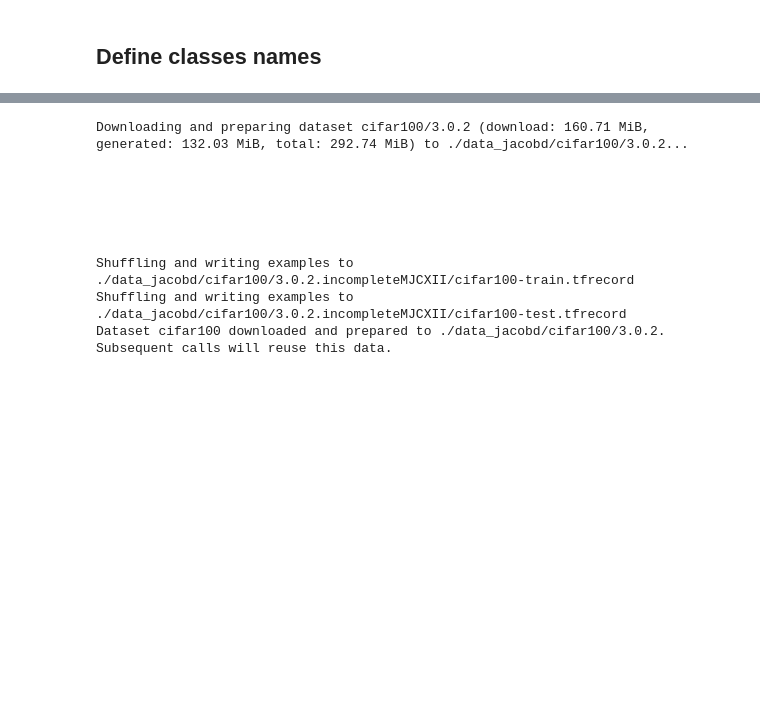
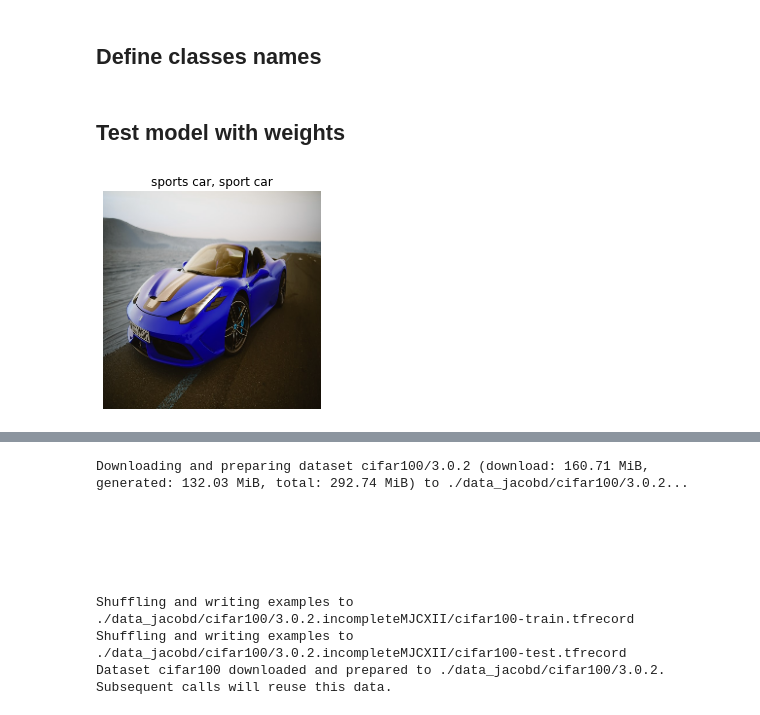
Before and after one commit to jacdorfman/uatt_proj_3, a Jupyter notebook: project-instructions-jacobd.ipynb, the cells around one changed output, grey strips where cells are left out. Drawn from its saved outputs; the diff is of its cells as text; code cells hidden in the pictures; blank space fills up the shorter version.

```diff
--- a/project-instructions-jacobd.ipynb
+++ b/project-instructions-jacobd.ipynb
@@ -1155,3 +1155,24 @@ classes= {0: 'tench, Tinca tinca',
  997: 'bolete',
  998: 'ear, spike, capitulum',
  999: 'toilet tissue, toilet paper, bathroom tissue'}
+# %% [markdown]
+## Test model with weights
+# %%
+def download(images):
+    for i in range(len(images)):
+        r = requests.get(images[i], allow_redirects=True)
+        open('test_image_'+ str(i) +'.jpg', 'wb').write(r.content)
+
+def test(image_path):
+    test_image = cv2.imread(image_path)
+    test_image = cv2.resize(test_image, (224, 224))
+
+    plt.figure()
+    plt.imshow(test_image)
+
+    test_image = test_image[np.newaxis, :]
+    test_image = tf.cast(test_image, tf.float32)
+    #predicted_value = model.predict_classes(test_image)
+    predicted_value = np.argmax(model.predict(test_image), axis=-1)
+    plt.axis('off')
+    plt.title(classes[predicted_value[0]])
@@ -1157,0 +1183,4 @@ classes= {0: 'tench, Tinca tinca',
+# %%
+test("test_image_0.jpg")
+# %% [output]
+[figure, added]
```
Also changed, not shown: parts of 2 cells of this notebook.
